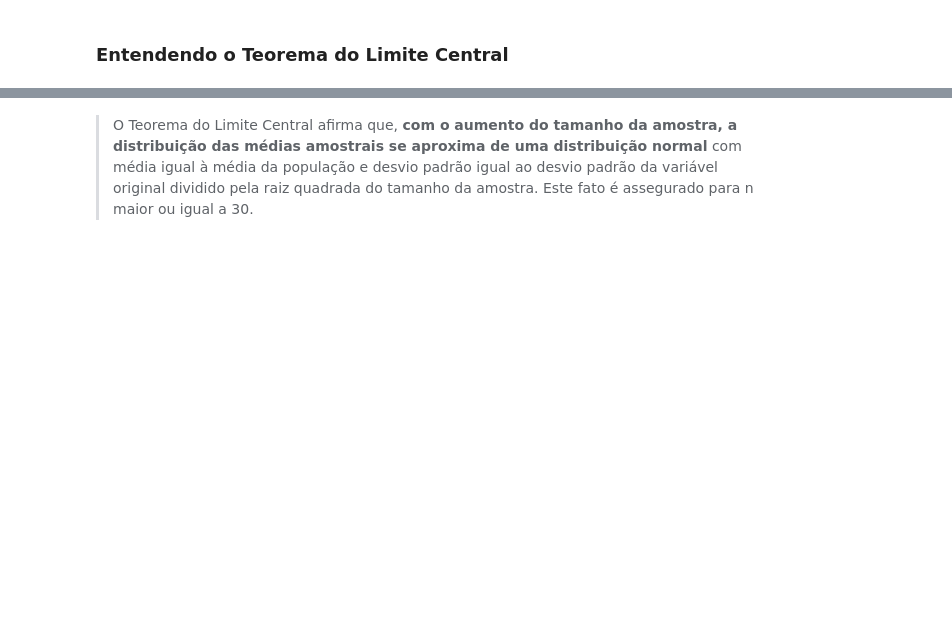
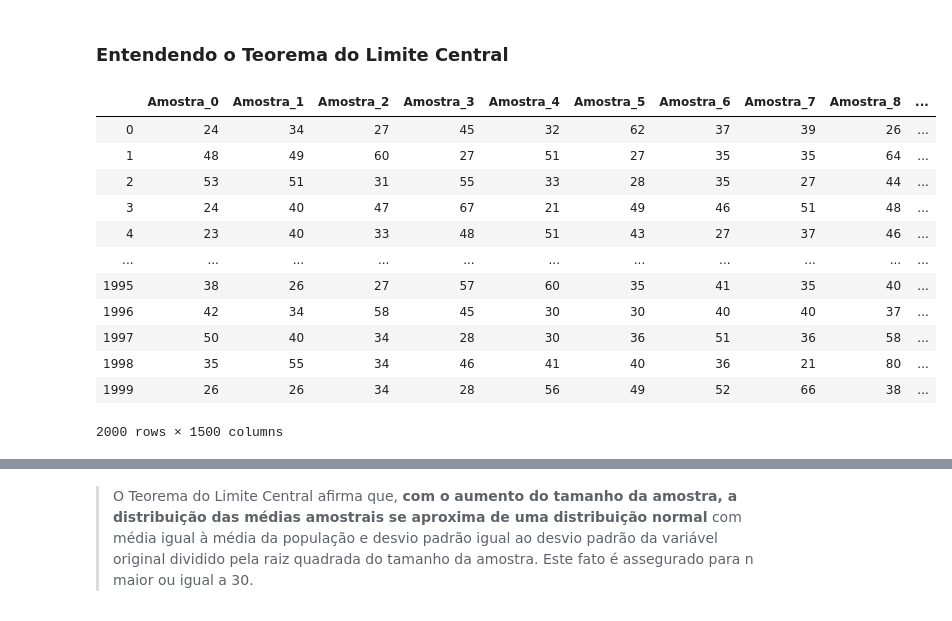
Before and after one commit to DanielPravitz/Estatistica-com-Python, a Jupyter notebook: Probabilidade e Amostragem/EstatísticasPython_2.ipynb, the cells around one changed output, grey strips where cells are left out. Saved outputs shown, nothing was run; the diff lists cells and outputs as text; code cells hidden in the pictures; blank space fills up the shorter version.

```diff
--- a/Probabilidade e Amostragem/EstatísticasPython_2.ipynb
+++ b/Probabilidade e Amostragem/EstatísticasPython_2.ipynb
@@ -998,3 +998,29 @@ Suponha que os pesos dos sacos de arroz de uma indústria alimentícia se distri
 O desvio padrão das médias amostrais é conhecido como **erro padrão da média**
 # %% [markdown]
 ### Entendendo o Teorema do Limite Central
+# %%
+n = 2000
+total_de_amostras = 1500
+
+amostras = pd.DataFrame()
+
+for i in range(total_de_amostras):
+    _ = dados.Idade.sample(n)
+    _.index = range(0, len(_))
+    amostras["Amostra_" + str(i)] = _
+
+amostras
+# %% [output]
+|  | Amostra_0 | Amostra_1 | Amostra_2 | Amostra_3 | Amostra_4 | Amostra_5 | Amostra_6 | Amostra_7 | Amostra_8 | ... |
+| 0 | 24 | 34 | 27 | 45 | 32 | 62 | 37 | 39 | 26 | ... |
+| 1 | 48 | 49 | 60 | 27 | 51 | 27 | 35 | 35 | 64 | ... |
+| 2 | 53 | 51 | 31 | 55 | 33 | 28 | 35 | 27 | 44 | ... |
+| 3 | 24 | 40 | 47 | 67 | 21 | 49 | 46 | 51 | 48 | ... |
+| 4 | 23 | 40 | 33 | 48 | 51 | 43 | 27 | 37 | 46 | ... |
+| ... | ... | ... | ... | ... | ... | ... | ... | ... | ... | ... |
+| 1995 | 38 | 26 | 27 | 57 | 60 | 35 | 41 | 35 | 40 | ... |
+| 1996 | 42 | 34 | 58 | 45 | 30 | 30 | 40 | 40 | 37 | ... |
+| 1997 | 50 | 40 | 34 | 28 | 30 | 36 | 51 | 36 | 58 | ... |
+| 1998 | 35 | 55 | 34 | 46 | 41 | 40 | 36 | 21 | 80 | ... |
+| 1999 | 26 | 26 | 34 | 28 | 56 | 49 | 52 | 66 | 38 | ... |
+2000 rows × 1500 columns
```
Also changed, not shown: parts of 25 cells of this notebook.
